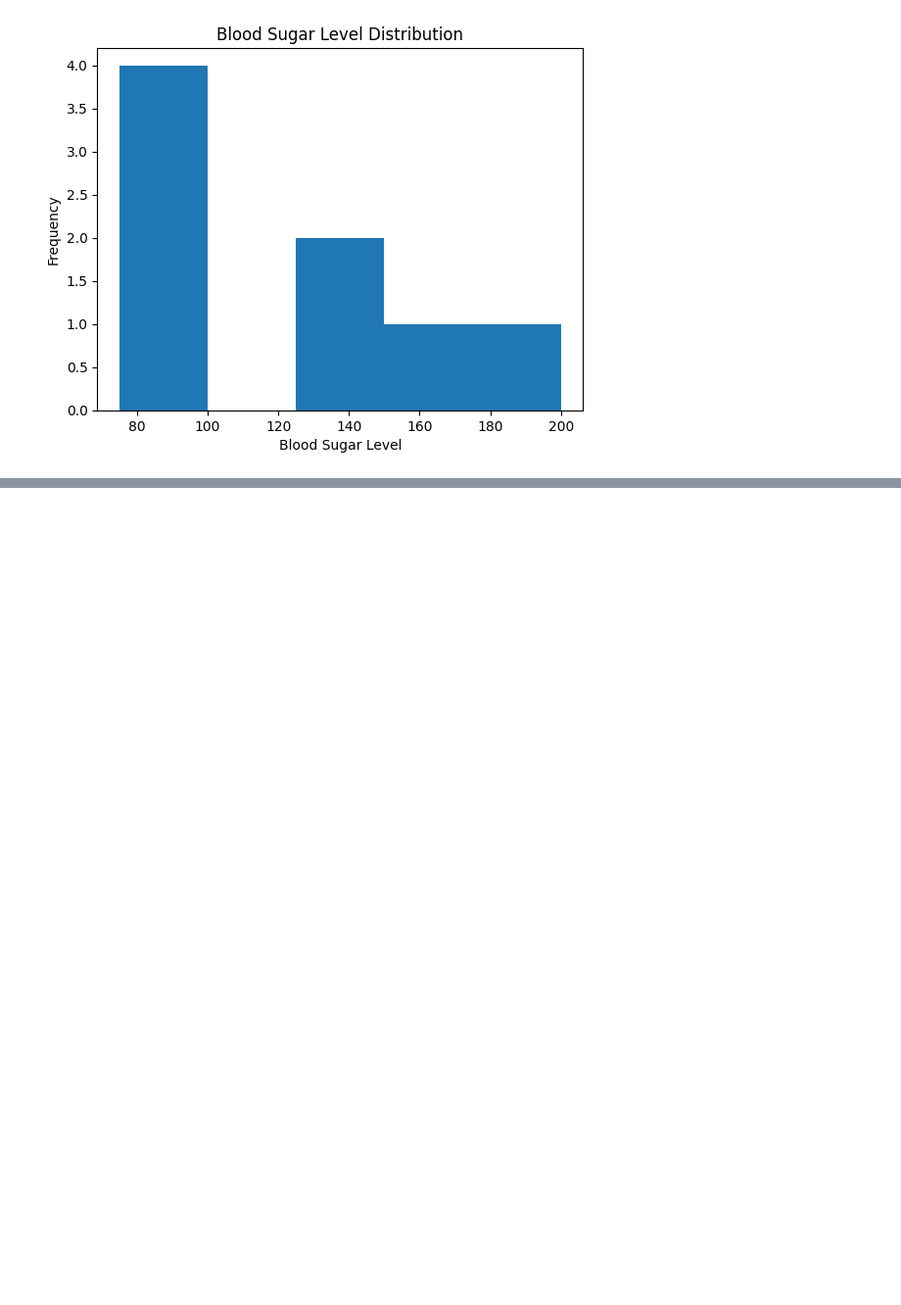
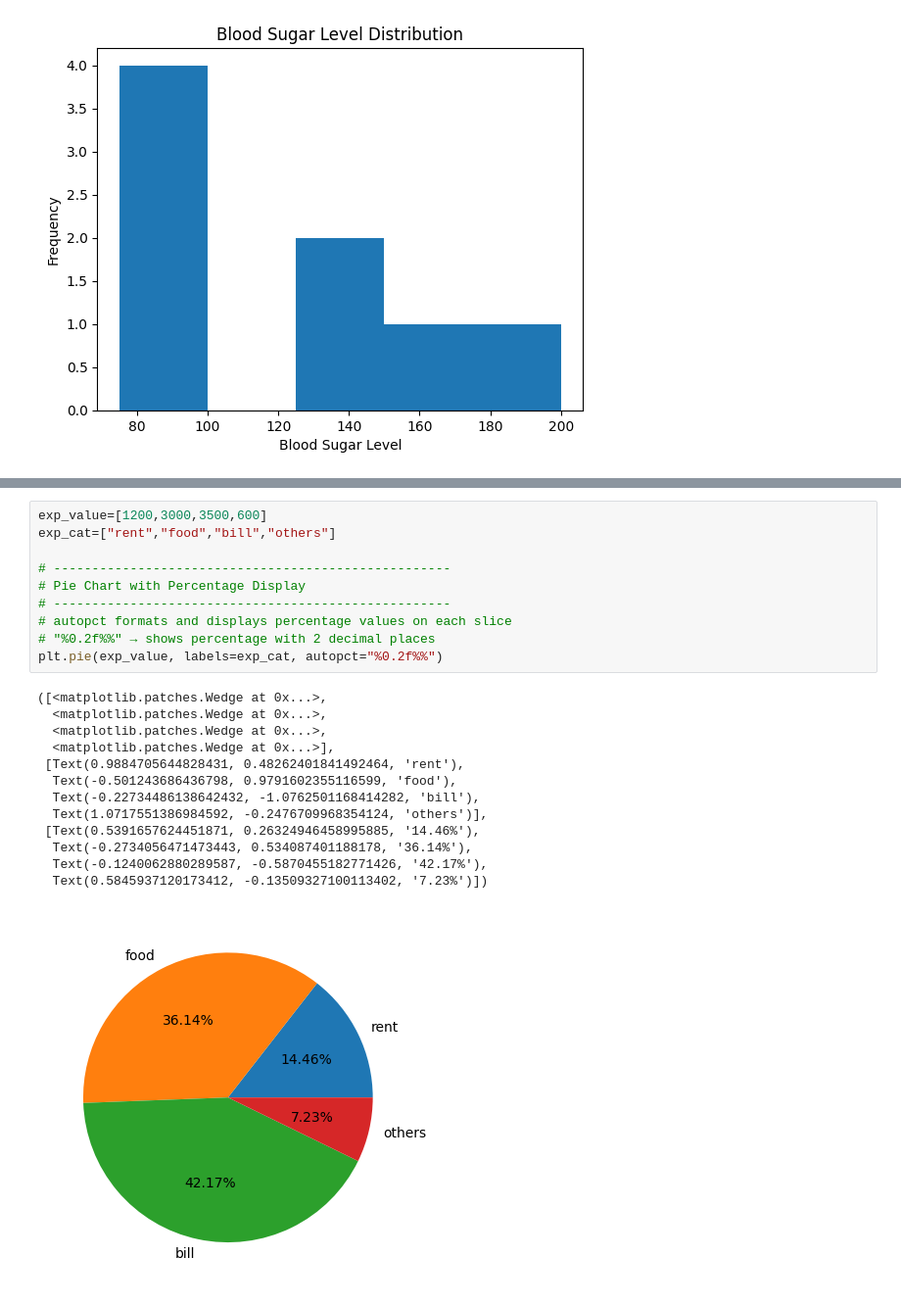
Before and after one commit to MuraliAirody/PyAi_Foundation, a Jupyter notebook: Matplotlib/1_matplotlib.ipynb, the cells around one changed output, grey strips where cells are left out. Shown at 98% size. Cells and saved outputs as stored; diff of their text form; blank space fills up the shorter version.

```diff
--- a/Matplotlib/1_matplotlib.ipynb
+++ b/Matplotlib/1_matplotlib.ipynb
@@ -181,0 +204,24 @@ Text(0.5, 1.0, 'Blood Sugar Level Distribution')
+# %%
+exp_value=[1200,3000,3500,600]
+exp_cat=["rent","food","bill","others"]
+
+# ----------------------------------------------------
+# Pie Chart with Percentage Display
+# ----------------------------------------------------
+# autopct formats and displays percentage values on each slice
+# "%0.2f%%" → shows percentage with 2 decimal places
+plt.pie(exp_value, labels=exp_cat, autopct="%0.2f%%")
+# %% [output]
+([<matplotlib.patches.Wedge at 0x...>,
+  <matplotlib.patches.Wedge at 0x...>,
+  <matplotlib.patches.Wedge at 0x...>,
+  <matplotlib.patches.Wedge at 0x...>],
+ [Text(0.9884705644828431, 0.48262401841492464, 'rent'),
+  Text(-0.501243686436798, 0.9791602355116599, 'food'),
+  Text(-0.22734486138642432, -1.0762501168414282, 'bill'),
+  Text(1.0717551386984592, -0.2476709968354124, 'others')],
+ [Text(0.5391657624451871, 0.26324946458995885, '14.46%'),
+  Text(-0.2734056471473443, 0.534087401188178, '36.14%'),
+  Text(-0.1240062880289587, -0.5870455182771426, '42.17%'),
+  Text(0.5845937120173412, -0.13509327100113402, '7.23%')])
+[figure, added]
```
Also changed, not shown: parts of 4 cells of this notebook, 1 other file.
